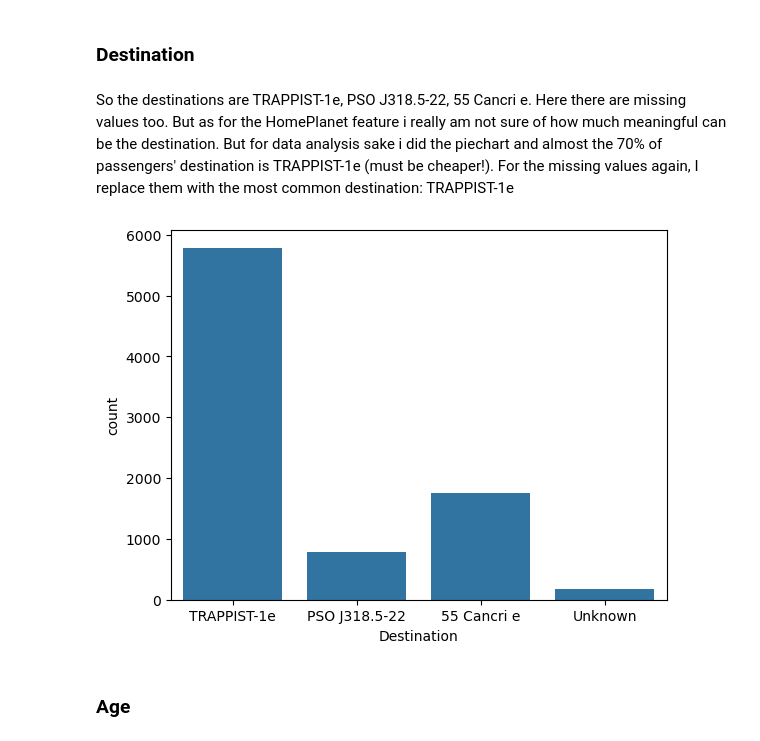
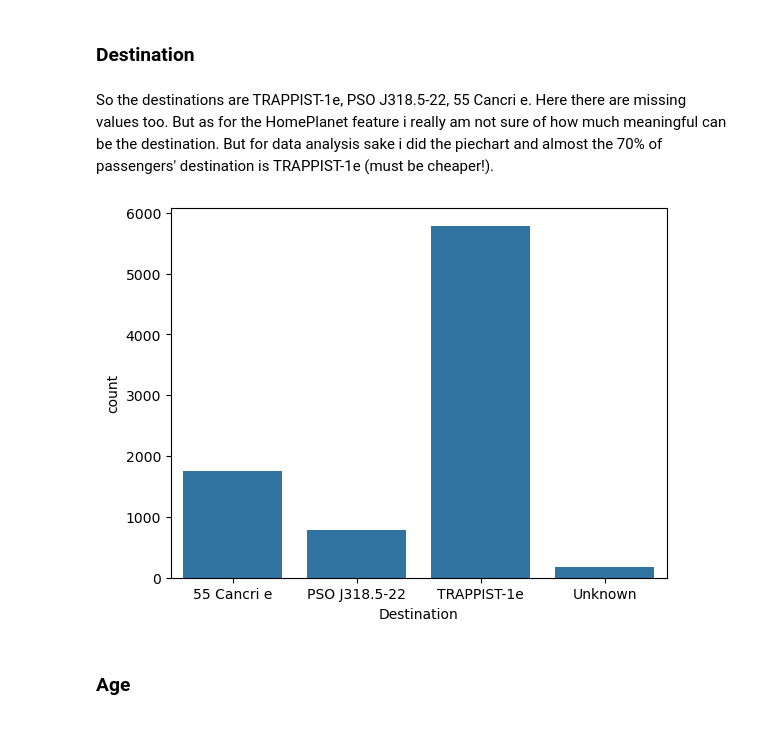
Before and after one commit to gianlucatut16/Spaceship-Titanic, a Jupyter notebook: main.ipynb, the cells around one changed output. Saved outputs shown, nothing was run; the diff lists cells and outputs as text; code cells hidden in the pictures.

Commit message:
almost complete

```diff
--- a/main.ipynb
+++ b/main.ipynb
@@ -99,6 +108,7 @@ total_nan = df['HomePlanet'].isna().sum()
 print(f'The number of missing values for the HomePlanet columns is {total_nan} ({np.round(total_nan * 100 / df.shape[0], 2)}%)')
 
 df['HomePlanet'] = df['HomePlanet'].fillna('Unknown')
+df['HomePlanet'] = df['HomePlanet'].astype('category')
 sns.countplot(data = df, x = 'HomePlanet')
 plt.show()
 # %% [output]
@@ -142,13 +151,14 @@ plt.show()
 # %% [markdown]
 ### Destination
 # %% [markdown]
-So the destinations are TRAPPIST-1e, PSO J318.5-22, 55 Cancri e. Here there are missing values too. But as for the HomePlanet feature i really am not sure of how much meaningful can be the destination. But for data analysis sake i did the piechart and almost the 70% of passengers' destination is TRAPPIST-1e (must be cheaper!). For the missing values again, I replace them with the most common destination: TRAPPIST-1e
+So the destinations are TRAPPIST-1e, PSO J318.5-22, 55 Cancri e. Here there are missing values too. But as for the HomePlanet feature i really am not sure of how much meaningful can be the destination. But for data analysis sake i did the piechart and almost the 70% of passengers' destination is TRAPPIST-1e (must be cheaper!).
 # %%
 df['Destination'] = df['Destination'].fillna('Unknown')
+df['Destination'] = df['Destination'].astype('category')
 sns.countplot(data = df, x = 'Destination')
 plt.show()
 # %% [output]
-[figure, old version]
+[figure, new version]
 # %% [markdown]
 ### Age
 # %% [markdown]
```
Also changed, not shown: parts of 44 cells of this notebook, 1 other file.
